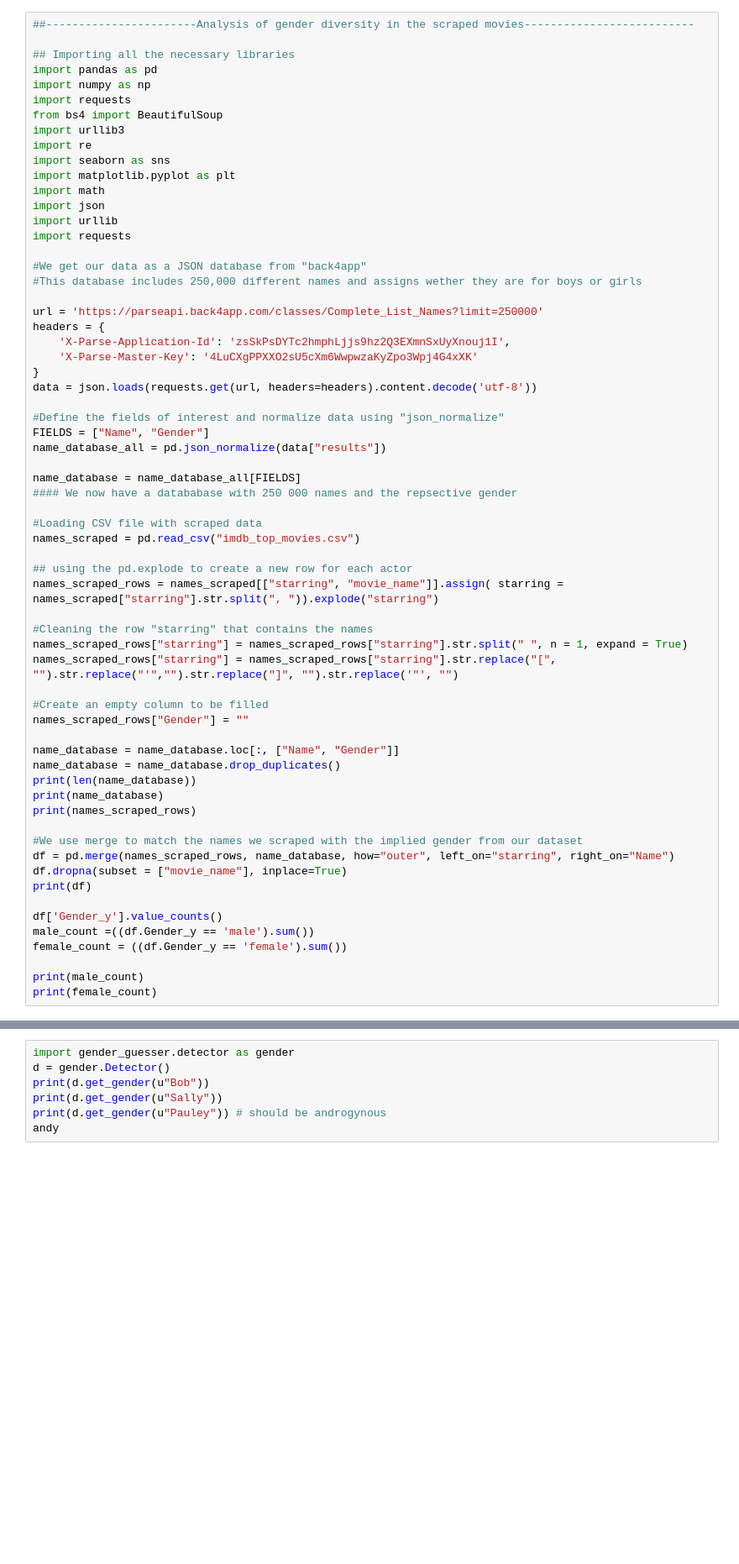
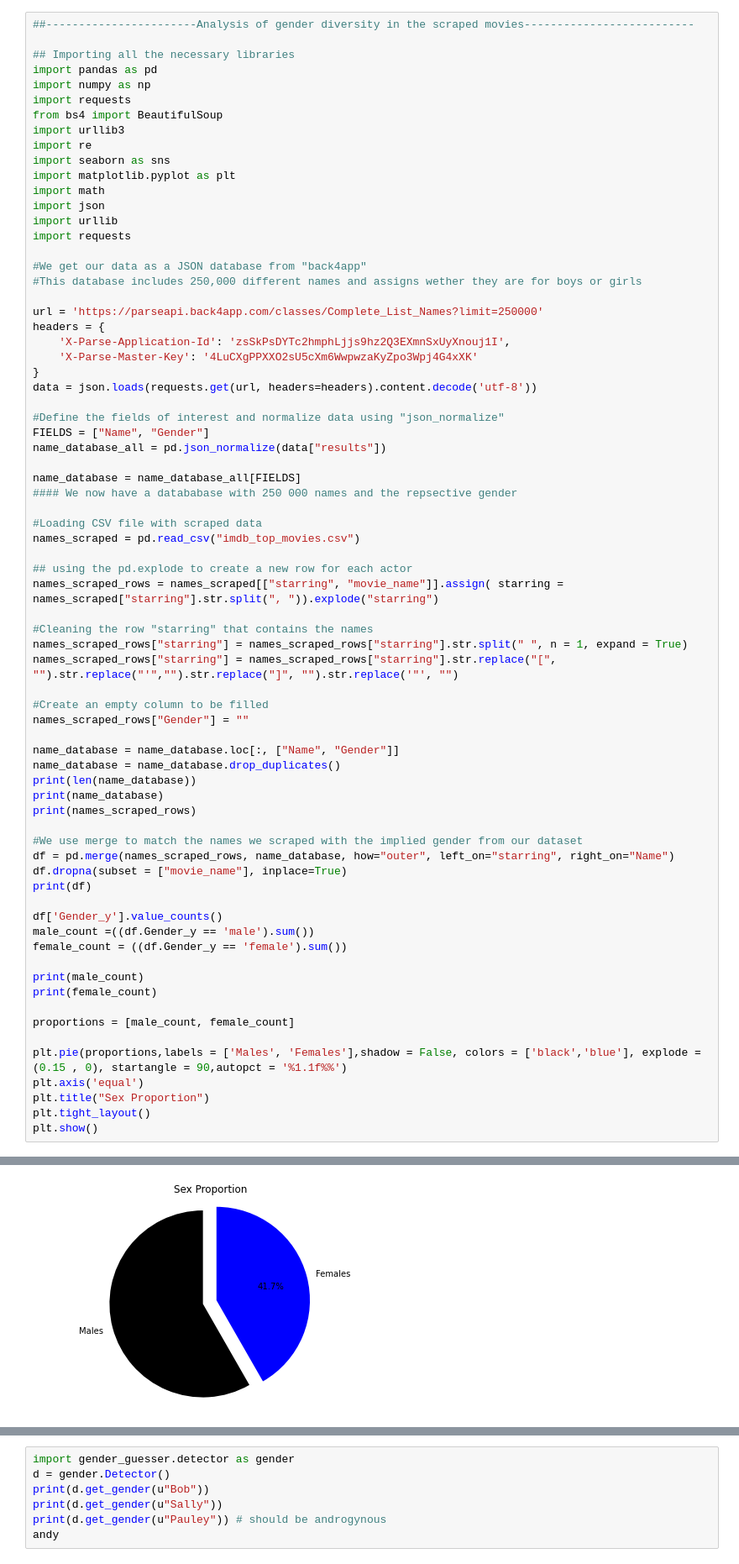
Before and after one commit to moritzdaendliker/IMDBscraper_and_analysis, a Jupyter notebook: Male female classification.ipynb, the cells around one changed output, grey strips where cells are left out. Shown at 84% size. Drawn from its saved outputs; the diff is of its cells as text; blank space fills up the shorter version.

```diff
--- a/Male female classification.ipynb
+++ b/Male female classification.ipynb
@@ -53,33 +53,42 @@ print(names_scraped_rows)
 
 #We use merge to match the names we scraped with the implied gender from our dataset
 df = pd.merge(names_scraped_rows, name_database, how="outer", left_on="starring", right_on="Name")
 df.dropna(subset = ["movie_name"], inplace=True)
 print(df)
 
 df['Gender_y'].value_counts()
 male_count =((df.Gender_y == 'male').sum())
 female_count = ((df.Gender_y == 'female').sum())
 
 print(male_count)
 print(female_count)
+
+proportions = [male_count, female_count]
+
+plt.pie(proportions,labels = ['Males', 'Females'],shadow = False, colors = ['black','blue'], explode = (0.15 , 0), startangle = 90,autopct = '%1.1f%%')
+plt.axis('equal')
+plt.title("Sex Proportion")
+plt.tight_layout()
+plt.show()
 # %% [output]
 7236
           Name  Gender
 0         Will    male
 1        James    male
 2       Samuel    male
 3         John    male
 4       George    male
 ...        ...     ...
 249982  Laisha  female
 249985  Jailyn  female
 249992   Iyana  female
 249993   Kenna  female
 ... (29 lines left out)
 
 [1054 rows x 5 columns]
 510
 365
+[figure, added]
 # %%
 ##-----------------------Analysis of gender diversity in the scraped movies--------------------------
 
```
